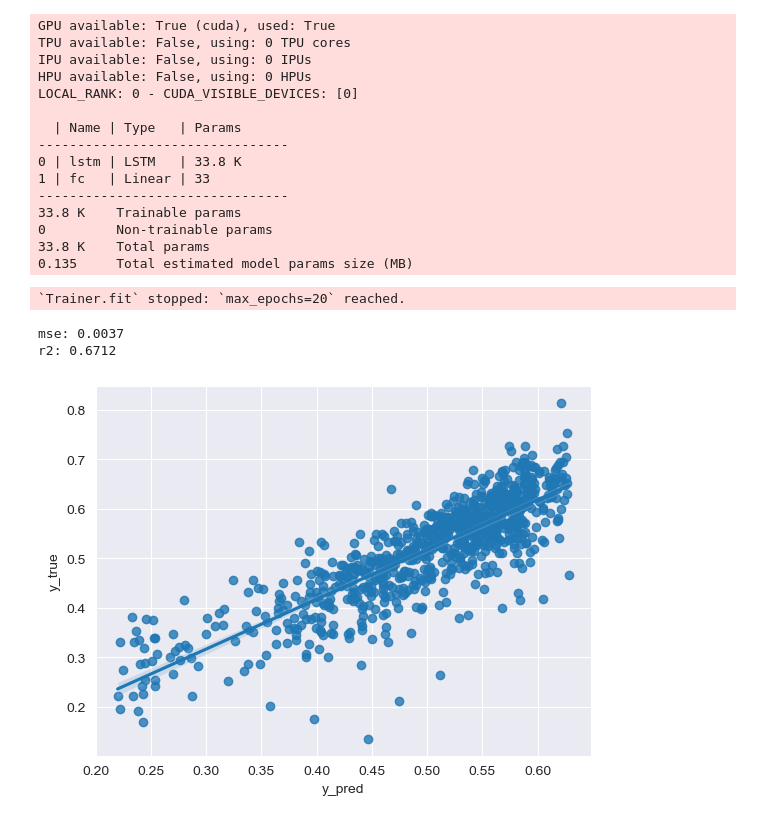
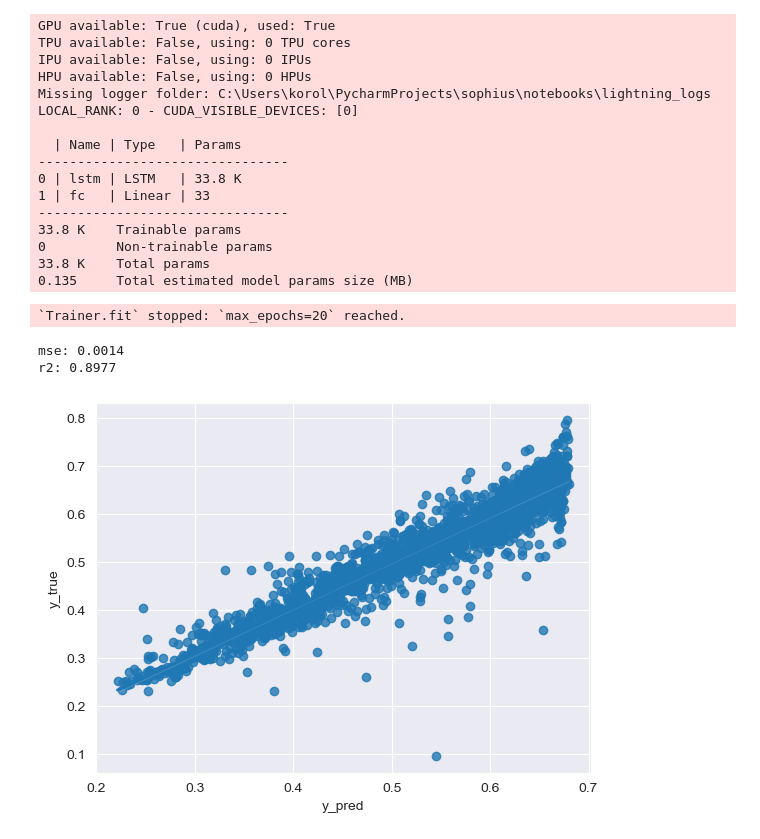
Before and after one commit to alkorolyov/sophius, a Jupyter notebook: notebooks/08_init_LSTM.ipynb, the cells around one changed output. Cells and saved outputs as stored; diff of their text form; code cells hidden in the pictures.

```diff
--- a/notebooks/08_init_LSTM.ipynb
+++ b/notebooks/08_init_LSTM.ipynb
@@ -103,17 +111,17 @@ class LSTMRegressor(pl.LightningModule):
         targets = targets.view(-1, 1)
         loss = F.mse_loss(outputs, targets)
         # self.log('train_loss', loss, on_step=True, on_epoch=False, prog_bar=False)
-        self.log('train_loss', loss, on_step=False, on_epoch=True, prog_bar=True)
+        # self.log('train_loss', loss, on_step=False, on_epoch=True, prog_bar=True)
         return loss
 
-    # def validation_step(self, batch, batch_idx):
-    #     sequences, targets = batch
-    #     outputs = self(sequences)
-    #     targets = targets.view(-1, 1)
-    #     loss = F.mse_loss(outputs, targets)
+    def validation_step(self, batch, batch_idx):
+        sequences, targets = batch
+        outputs = self(sequences)
+        targets = targets.view(-1, 1)
+        loss = F.mse_loss(outputs, targets)
     #     # self.log('val_loss', loss, on_step=True, on_epoch=False, prog_bar=False)
     #     self.val_loss = loss
-    #     return loss
+        return loss
 
     def on_train_end(self):
         # Log the hyperparameter metric directly here
@@ -132,15 +196,19 @@ import warnings
 
 warnings.filterwarnings("ignore", ".*Consider increasing the value of the `num_workers` argument*")
 
-train_loader = DataLoader(train, batch_size=1, shuffle=True, num_workers=0, pin_memory=True)
-val_loader = DataLoader(val, batch_size=1, shuffle=False, num_workers=0, pin_memory=True)
+# train_loader = DataLoader(train, batch_size=1, shuffle=False, num_workers=0)
+# val_loader = DataLoader(val, batch_size=1, shuffle=False, num_workers=0)
+# train_loader = SimpleLoader(train)
+# val_loader = SimpleLoader(val)
+train_loader = SequenceLoader(train, batch_size=8)
+val_loader = SequenceLoader(val, batch_size=8)
 
 hparams = {
     'lr': 1e-3,
     'gamma': 1,
     'hidden_dim': 32,
     'num_layers': 4,
-    'dropout': 0.5,
+    'dropout': 0.4,
     'input_dim': 32,
     'num_epochs': 20,
 }
@@ -160,18 +228,20 @@ class CustomProgressBar(TQDMProgressBar):
 # Create PyTorch Lightning trainer
 trainer = pl.Trainer(max_epochs=hparams['num_epochs'],
                      accelerator='gpu',
-                     log_every_n_steps=100,
+                     # log_every_n_steps=100,
                      callbacks=[CustomProgressBar()],
                      )
 
 # Train the model
 model.train()
+# print(model.device)
 trainer.fit(model, train_loader, val_loader)
 # %% [output]
 GPU available: True (cuda), used: True
 TPU available: False, using: 0 TPU cores
 IPU available: False, using: 0 IPUs
 HPU available: False, using: 0 HPUs
+Missing logger folder: C:\Users\korol\PycharmProjects\sophius\notebooks\lightning_logs
 LOCAL_RANK: 0 - CUDA_VISIBLE_DEVICES: [0]
 
   | Name | Type   | Params
@@ -187,31 +257,27 @@ LOCAL_RANK: 0 - CUDA_VISIBLE_DEVICES: [0]
 # %%
 import seaborn as sns
 from sklearn.metrics import mean_squared_error, r2_score
 
-def _predict(model, v: torch.Tensor):
-    model.eval()
-    with torch.no_grad():
-        y_pred = model(v.unsqueeze(0))
-    return y_pred
-
-
 def plot_results(model, dataset):
     res = pd.DataFrame(columns=['y_pred', 'y_true'])
+    model.eval()
+    model = model.cuda()
 
-    for seq, y_true in dataset:
-        y_pred = _predict(model, seq).item()
-        y_true = y_true.item()
-        res.loc[len(res)] = [y_pred, y_true]
+    with torch.no_grad():
+        for seq, y_true in dataset:
+            y_pred = model(seq.unsqueeze(0)).item()
+            y_true = y_true.item()
+            res.loc[len(res)] = [y_pred, y_true]
 
     print(f'mse: {mean_squared_error(res.y_true, res.y_pred):.4f}')
     print(f'r2: {r2_score(res.y_true, res.y_pred):.4f}')
     sns.regplot(res, x='y_pred', y='y_true');
 
 plot_results(model, train)
 # %% [output]
-mse: 0.0037
-r2: 0.6712
+mse: 0.0014
+r2: 0.8977
-[figure, old version]
+[figure, new version]
 # %%
 plot_results(model, val)
 # %% [output]
```
Also changed, not shown: parts of 6 cells of this notebook, 2 other files.
